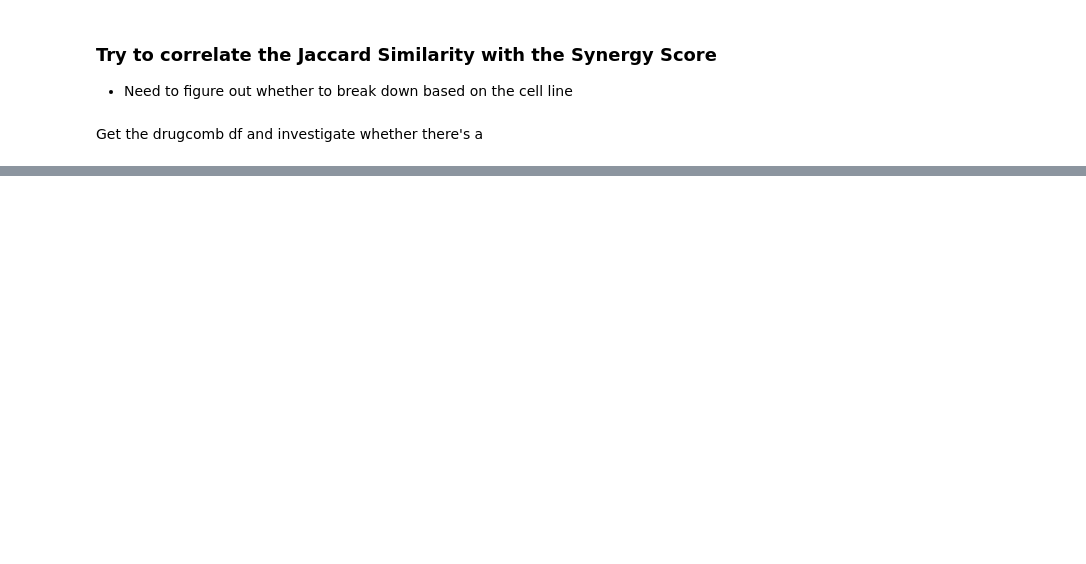
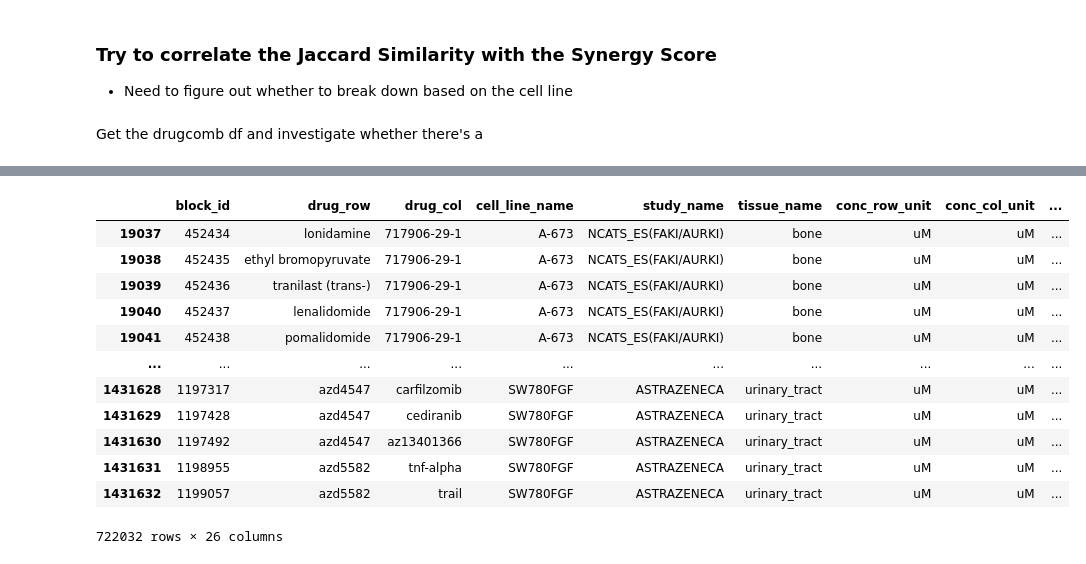
Before and after one commit to amw14/toxicity-cancer-drug-combination, a Jupyter notebook: jaccard_by_synergy.ipynb, the cells around one changed output, grey strips where cells are left out. Cells and saved outputs as stored; diff of their text form; code cells hidden in the pictures; blank space fills up the shorter version.

```diff
--- a/jaccard_by_synergy.ipynb
+++ b/jaccard_by_synergy.ipynb
@@ -227,0 +11,11 @@ Side effects for dutasteride:  {'Erectile dysfunction', 'Breast tenderness', 'Ne
+# %%
+drugcomb_df_all = get_drug_comb_data()
+drugcomb_df = get_drug_comb_data(bliss=True, loewe=True, hsa=True, zip=True)
+sider_cid_to_drugs_df, sider_all_side_effects_df = get_sider_data()
+
+#Filter data and get jaccard similarity
+filtered_drug_comb_data, common_drugs, unique_drug_pairs = filter_drug_comb_data(drugcomb_df, sider_cid_to_drugs_df)
+drug_pair_to_jaccard, drug_pair_to_side_effects = drug_pair_to_jaccard_similarity(unique_drug_pairs, sider_cid_to_drugs_df, sider_all_side_effects_df)
+
+# Rank the drug pairs by Jaccard similarity
+ranked_drug_pairs = rank_drug_pairs(drug_pair_to_jaccard)
@@ -227,0 +31,23 @@ Side effects for dutasteride:  {'Erectile dysfunction', 'Breast tenderness', 'Ne
+# %%
+# Make sure all of the synergy score options are numeric, drop the row otherwise
+drugcomb_df_all['synergy_bliss'] = pd.to_numeric(drugcomb_df_all['synergy_bliss'], errors='coerce')
+drugcomb_df_all['synergy_loewe'] = pd.to_numeric(drugcomb_df_all['synergy_loewe'], errors='coerce')
+drugcomb_df_all['synergy_hsa'] = pd.to_numeric(drugcomb_df_all['synergy_hsa'], errors='coerce')
+drugcomb_df_all['synergy_zip'] = pd.to_numeric(drugcomb_df_all['synergy_zip'], errors='coerce')
+drugcomb_df_all = drugcomb_df_all.dropna(subset=['synergy_bliss', 'synergy_loewe', 'synergy_hsa', 'synergy_zip'])
+
+drugcomb_df_all
+# %% [output]
+|  | block_id | drug_row | drug_col | cell_line_name | study_name | tissue_name | conc_row_unit | conc_col_unit | ... |
+| 19037 | 452434 | lonidamine | 717906-29-1 | A-673 | NCATS_ES(FAKI/AURKI) | bone | uM | uM | ... |
+| 19038 | 452435 | ethyl bromopyruvate | 717906-29-1 | A-673 | NCATS_ES(FAKI/AURKI) | bone | uM | uM | ... |
+| 19039 | 452436 | tranilast (trans-) | 717906-29-1 | A-673 | NCATS_ES(FAKI/AURKI) | bone | uM | uM | ... |
+| 19040 | 452437 | lenalidomide | 717906-29-1 | A-673 | NCATS_ES(FAKI/AURKI) | bone | uM | uM | ... |
+| 19041 | 452438 | pomalidomide | 717906-29-1 | A-673 | NCATS_ES(FAKI/AURKI) | bone | uM | uM | ... |
+| ... | ... | ... | ... | ... | ... | ... | ... | ... | ... |
+| 1431628 | 1197317 | azd4547 | carfilzomib | SW780FGF | ASTRAZENECA | urinary_tract | uM | uM | ... |
+| 1431629 | 1197428 | azd4547 | cediranib | SW780FGF | ASTRAZENECA | urinary_tract | uM | uM | ... |
+| 1431630 | 1197492 | azd4547 | az13401366 | SW780FGF | ASTRAZENECA | urinary_tract | uM | uM | ... |
+| 1431631 | 1198955 | azd5582 | tnf-alpha | SW780FGF | ASTRAZENECA | urinary_tract | uM | uM | ... |
+| 1431632 | 1199057 | azd5582 | trail | SW780FGF | ASTRAZENECA | urinary_tract | uM | uM | ... |
+722032 rows × 26 columns
```
Also changed, not shown: parts of 21 cells of this notebook, 3 other files.
